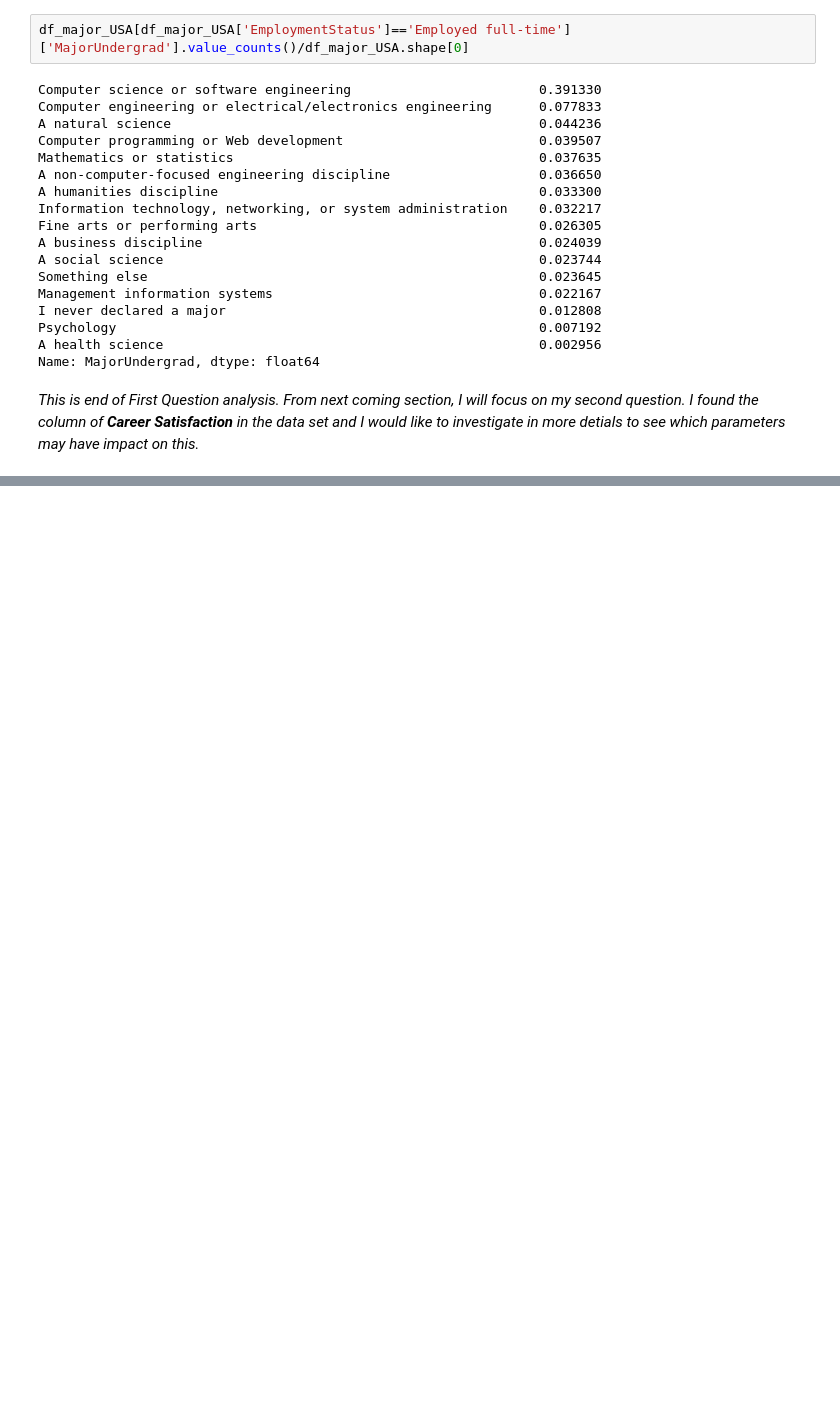
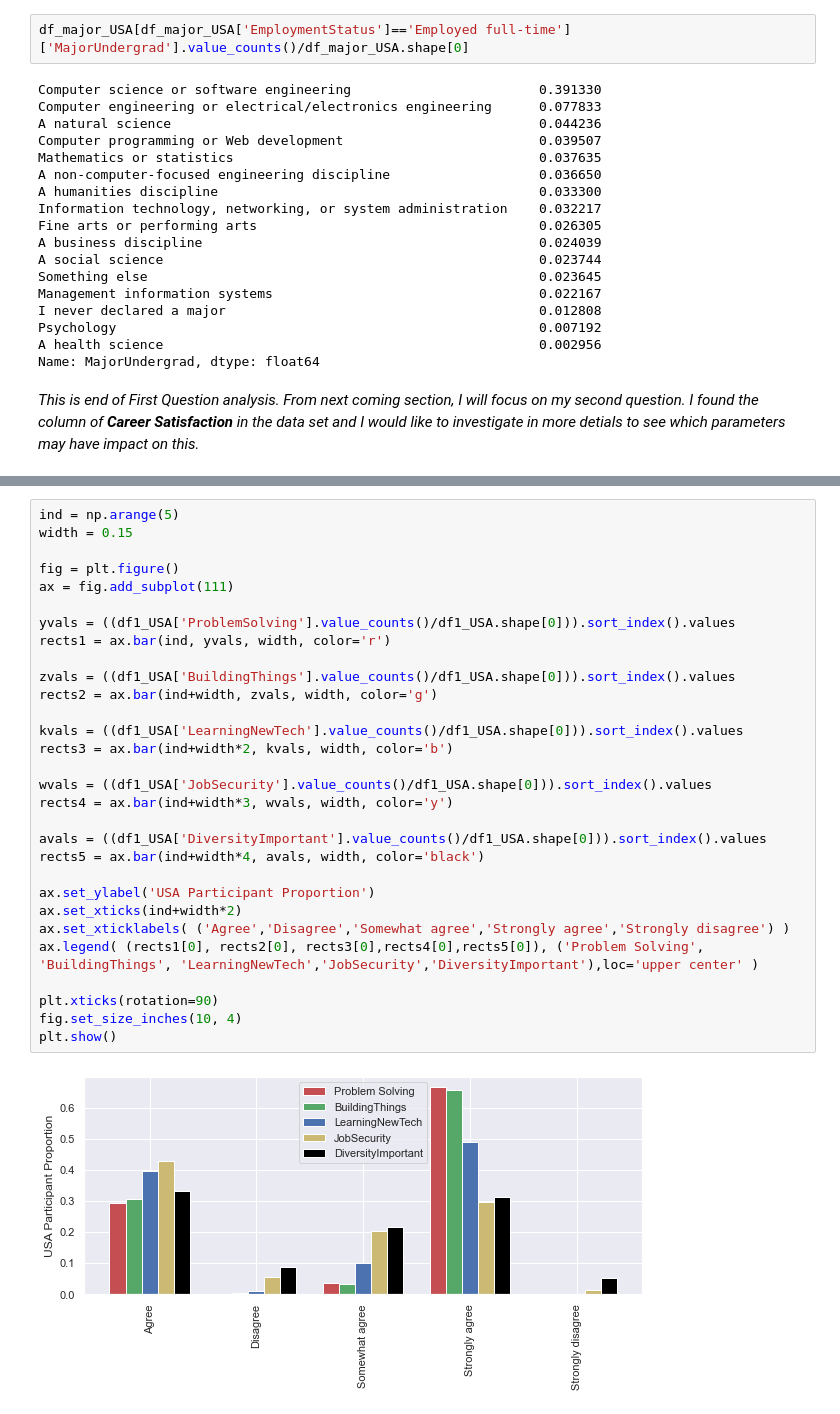
Before and after one commit to mkhajeh/StackOverFlow_2017_Survey_Analysis, a Jupyter notebook: StackOverflow 2017 Survey Analysis.ipynb, the cells around one changed output, grey strips where cells are left out. Drawn from its saved outputs; the diff is of its cells as text; blank space fills up the shorter version.

```diff
--- a/StackOverflow 2017 Survey Analysis.ipynb
+++ b/StackOverflow 2017 Survey Analysis.ipynb
@@ -302,0 +376,32 @@ Name: MajorUndergrad, dtype: float64
+# %%
+ind = np.arange(5)
+width = 0.15
+
+fig = plt.figure()
+ax = fig.add_subplot(111)
+
+yvals = ((df1_USA['ProblemSolving'].value_counts()/df1_USA.shape[0])).sort_index().values
+rects1 = ax.bar(ind, yvals, width, color='r')
+
+zvals = ((df1_USA['BuildingThings'].value_counts()/df1_USA.shape[0])).sort_index().values
+rects2 = ax.bar(ind+width, zvals, width, color='g')
+
+kvals = ((df1_USA['LearningNewTech'].value_counts()/df1_USA.shape[0])).sort_index().values
+rects3 = ax.bar(ind+width*2, kvals, width, color='b')
+
+wvals = ((df1_USA['JobSecurity'].value_counts()/df1_USA.shape[0])).sort_index().values
+rects4 = ax.bar(ind+width*3, wvals, width, color='y')
+
+avals = ((df1_USA['DiversityImportant'].value_counts()/df1_USA.shape[0])).sort_index().values
+rects5 = ax.bar(ind+width*4, avals, width, color='black')
+
+ax.set_ylabel('USA Participant Proportion')
+ax.set_xticks(ind+width*2)
+ax.set_xticklabels( ('Agree','Disagree','Somewhat agree','Strongly agree','Strongly disagree') )
+ax.legend( (rects1[0], rects2[0], rects3[0],rects4[0],rects5[0]), ('Problem Solving', 'BuildingThings', 'LearningNewTech','JobSecurity','DiversityImportant'),loc='upper center' )
+
+plt.xticks(rotation=90)
+fig.set_size_inches(10, 4)
+plt.show()
+# %% [output]
+[figure, added]
```
Also changed, not shown: parts of 25 cells of this notebook.
